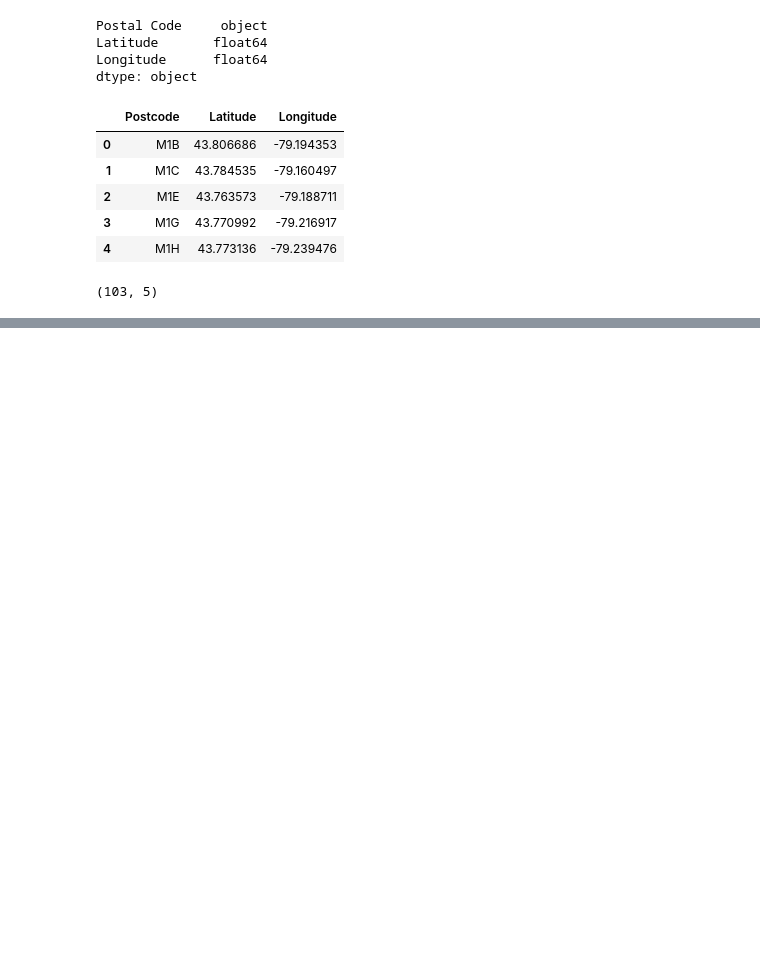
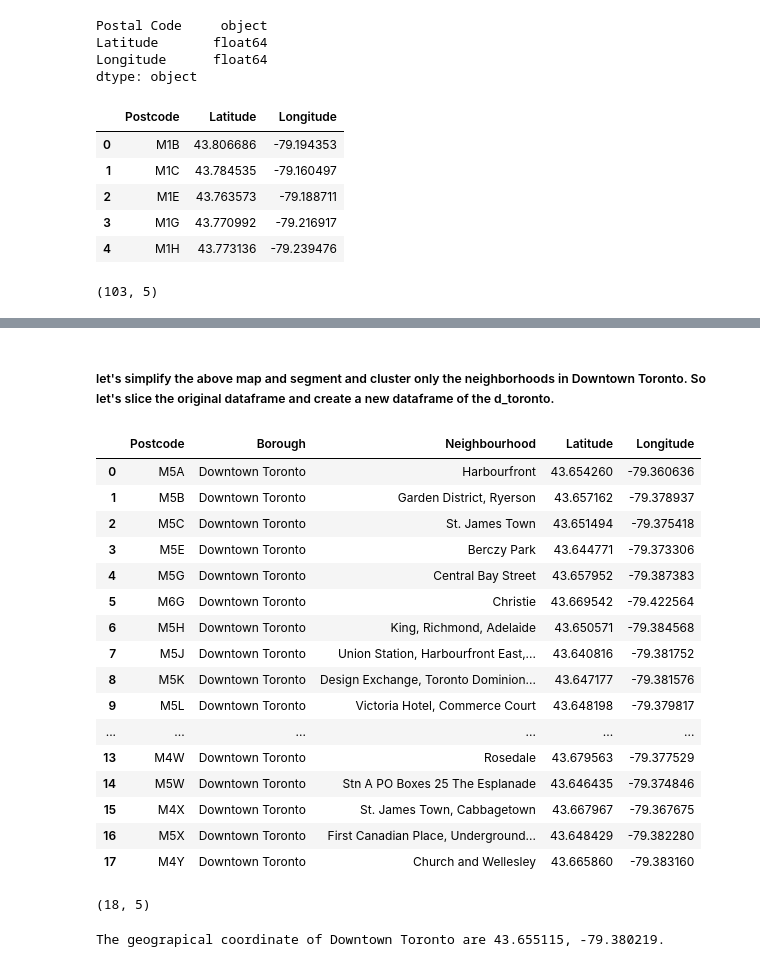
Before and after one commit to shanta779/Applied_datascience_capstone, a Jupyter notebook: Datascience_capstone_3_version_1.ipynb, the cells around one changed output, grey strips where cells are left out. Drawn from its saved outputs; the diff is of its cells as text; code cells hidden in the pictures; blank space fills up the shorter version.

```diff
--- a/Datascience_capstone_3_version_1.ipynb
+++ b/Datascience_capstone_3_version_1.ipynb
@@ -186,0 +195,28 @@ df_2.head(10)
+# %%
+### Import all the librery for this part of the problem
+
+import numpy as np # library to handle data in a vectorized manner
+
+#import pandas as pd # library for data analsysis
+pd.set_option('display.max_columns', None)
+pd.set_option('display.max_rows', None)
+
+import json # library to handle JSON files
+
+!conda install -c conda-forge geopy --yes # uncomment this line if you haven't completed the Foursquare API lab
+from geopy.geocoders import Nominatim # convert an address into latitude and longitude values
+
+import requests # library to handle requests
+from pandas.io.json import json_normalize # tranform JSON file into a pandas dataframe
+
+# Matplotlib and associated plotting modules
+import matplotlib.cm as cm
+import matplotlib.colors as colors
+
+# import k-means from clustering stage
+from sklearn.cluster import KMeans
+
+!conda install -c conda-forge folium=0.5.0 --yes # uncomment this line if you haven't completed the Foursquare API lab
+import folium # map rendering library
+
+print('Libraries imported.')
@@ -186,0 +275,37 @@ df_2.head(10)
+# %% [markdown]
+##### let's simplify the above map and segment and cluster only the neighborhoods in Downtown Toronto. So let's slice the original dataframe and create a new dataframe of the d_toronto.
+# %%
+d_toronto = df_2[df_2['Borough'] == 'Downtown Toronto'].reset_index(drop=True)
+d_toronto.head(18)
+# %% [output]
+|  | Postcode | Borough | Neighbourhood | Latitude | Longitude |
+| 0 | M5A | Downtown Toronto | Harbourfront | 43.654260 | -79.360636 |
+| 1 | M5B | Downtown Toronto | Garden District, Ryerson | 43.657162 | -79.378937 |
+| 2 | M5C | Downtown Toronto | St. James Town | 43.651494 | -79.375418 |
+| 3 | M5E | Downtown Toronto | Berczy Park | 43.644771 | -79.373306 |
+| 4 | M5G | Downtown Toronto | Central Bay Street | 43.657952 | -79.387383 |
+| 5 | M6G | Downtown Toronto | Christie | 43.669542 | -79.422564 |
+| 6 | M5H | Downtown Toronto | King, Richmond, Adelaide | 43.650571 | -79.384568 |
+| 7 | M5J | Downtown Toronto | Union Station, Harbourfront East,... | 43.640816 | -79.381752 |
+| 8 | M5K | Downtown Toronto | Design Exchange, Toronto Dominion... | 43.647177 | -79.381576 |
+| 9 | M5L | Downtown Toronto | Victoria Hotel, Commerce Court | 43.648198 | -79.379817 |
+| ... | ... | ... | ... | ... | ... |
+| 13 | M4W | Downtown Toronto | Rosedale | 43.679563 | -79.377529 |
+| 14 | M5W | Downtown Toronto | Stn A PO Boxes 25 The Esplanade | 43.646435 | -79.374846 |
+| 15 | M4X | Downtown Toronto | St. James Town, Cabbagetown | 43.667967 | -79.367675 |
+| 16 | M5X | Downtown Toronto | First Canadian Place, Underground... | 43.648429 | -79.382280 |
+| 17 | M4Y | Downtown Toronto | Church and Wellesley | 43.665860 | -79.383160 |
+# %%
+d_toronto.shape # there is 18 neighborhood in Downtown toronto
+# %% [output]
+(18, 5)
+# %%
+address = 'Downtown Toronto, Canada'
+
+geolocator = Nominatim(user_agent="toronto_explorer")
+location = geolocator.geocode(address)
+latitude = location.latitude
+longitude = location.longitude
+print('The geograpical coordinate of Downtown Toronto are {}, {}.'.format(latitude, longitude))
+# %% [output]
+The geograpical coordinate of Downtown Toronto are 43.655115, -79.380219.
```
Also changed, not shown: parts of 60 cells of this notebook.
